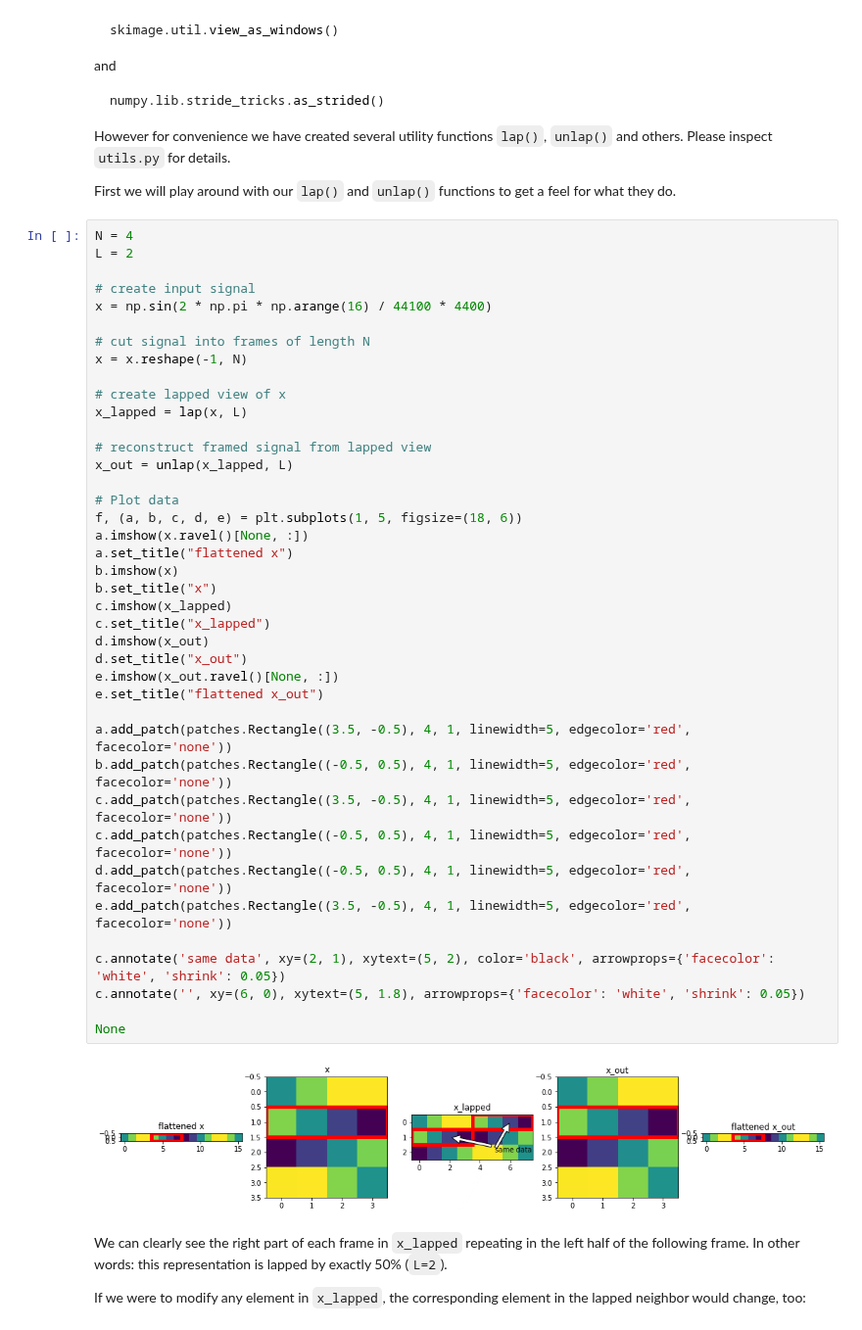
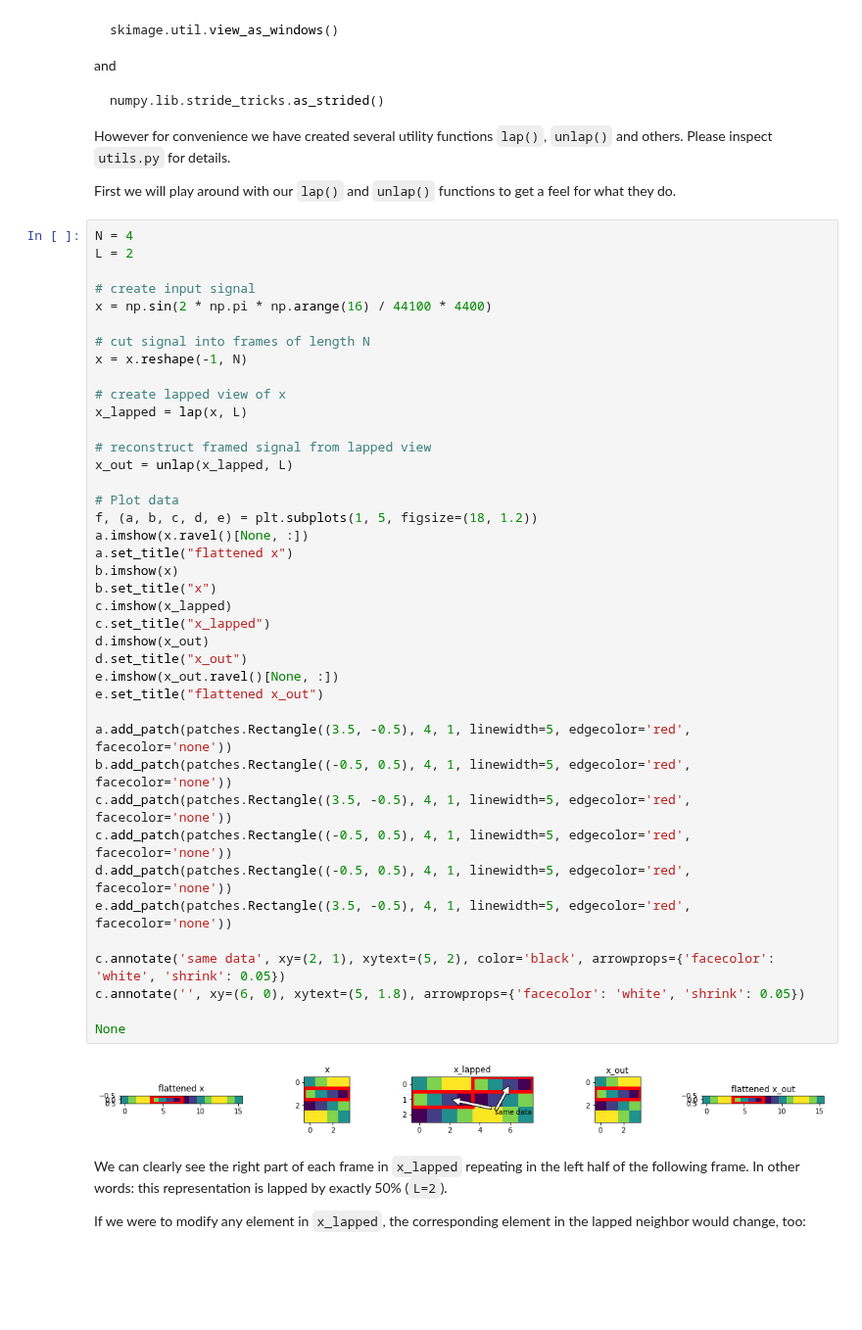
Before and after one commit to audiolabs/lapped-transforms, a Jupyter notebook: 2 Transforming Signal Vectors.ipynb, the cells around one changed output. Shown at 98% size. Drawn from its saved outputs; the diff is of its cells as text; blank space fills up the shorter version.

```diff
--- a/2 Transforming Signal Vectors.ipynb
+++ b/2 Transforming Signal Vectors.ipynb
@@ -60,35 +60,35 @@ x = x.reshape(-1, N)
 # create lapped view of x
 x_lapped = lap(x, L)
 
 # reconstruct framed signal from lapped view
 x_out = unlap(x_lapped, L)
 
 # Plot data
-f, (a, b, c, d, e) = plt.subplots(1, 5, figsize=(18, 6))
+f, (a, b, c, d, e) = plt.subplots(1, 5, figsize=(18, 1.2))
 a.imshow(x.ravel()[None, :])
 a.set_title("flattened x")
 b.imshow(x)
 b.set_title("x")
 c.imshow(x_lapped)
 c.set_title("x_lapped")
 d.imshow(x_out)
 d.set_title("x_out")
 e.imshow(x_out.ravel()[None, :])
 e.set_title("flattened x_out")
 
 a.add_patch(patches.Rectangle((3.5, -0.5), 4, 1, linewidth=5, edgecolor='red', facecolor='none'))
 b.add_patch(patches.Rectangle((-0.5, 0.5), 4, 1, linewidth=5, edgecolor='red', facecolor='none'))
 c.add_patch(patches.Rectangle((3.5, -0.5), 4, 1, linewidth=5, edgecolor='red', facecolor='none'))
 c.add_patch(patches.Rectangle((-0.5, 0.5), 4, 1, linewidth=5, edgecolor='red', facecolor='none'))
 d.add_patch(patches.Rectangle((-0.5, 0.5), 4, 1, linewidth=5, edgecolor='red', facecolor='none'))
 e.add_patch(patches.Rectangle((3.5, -0.5), 4, 1, linewidth=5, edgecolor='red', facecolor='none'))
 
 c.annotate('same data', xy=(2, 1), xytext=(5, 2), color='black', arrowprops={'facecolor': 'white', 'shrink': 0.05})
 c.annotate('', xy=(6, 0), xytext=(5, 1.8), arrowprops={'facecolor': 'white', 'shrink': 0.05})
 
 None
 # %% [output]
-[figure, old version]
+[figure, new version]
 # %% [markdown]
 We can clearly see the right part of each frame in `x_lapped` repeating in the left half of the following frame. In other words: this representation is lapped by exactly 50% (`L=2`).
 
```
Also changed, not shown: parts of 2 cells of this notebook, 2 other files.
